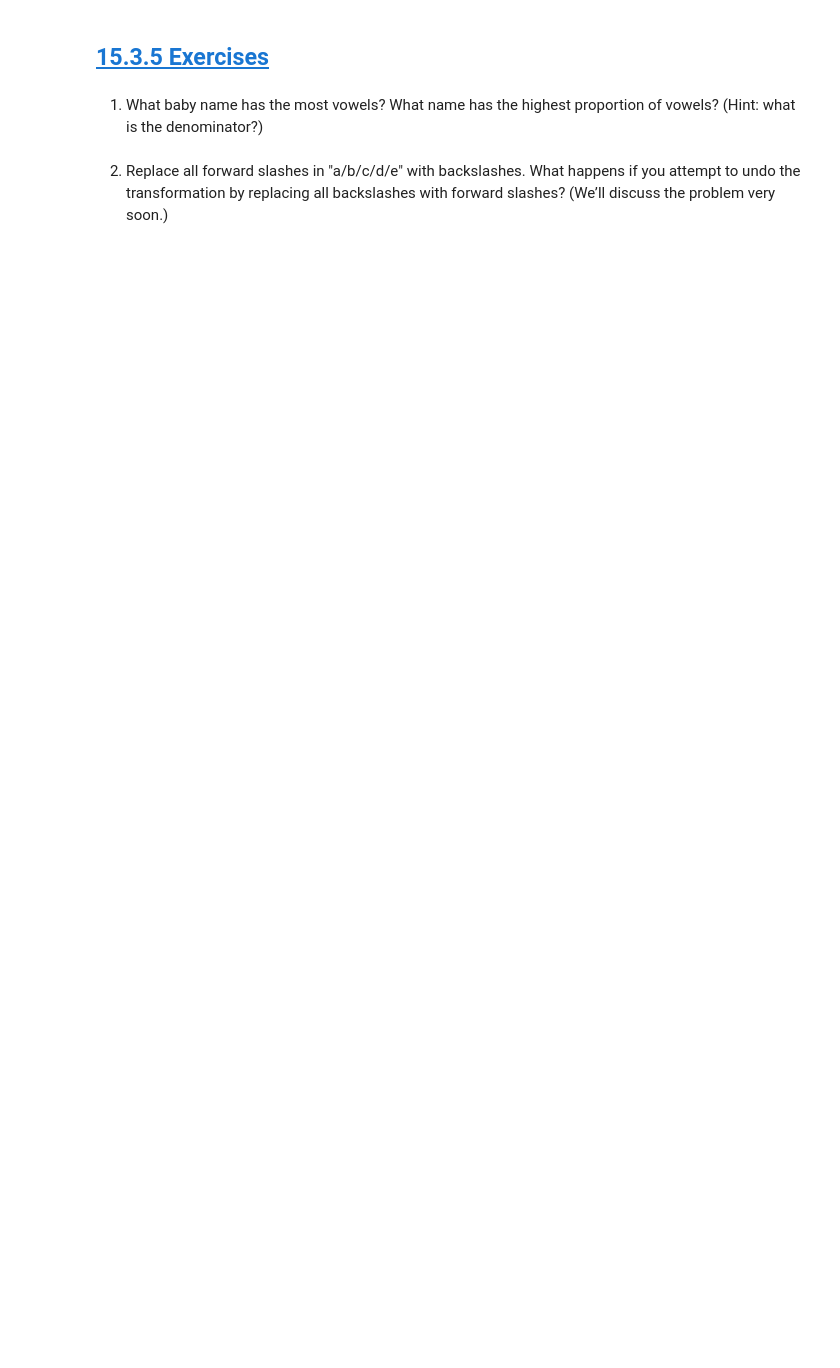
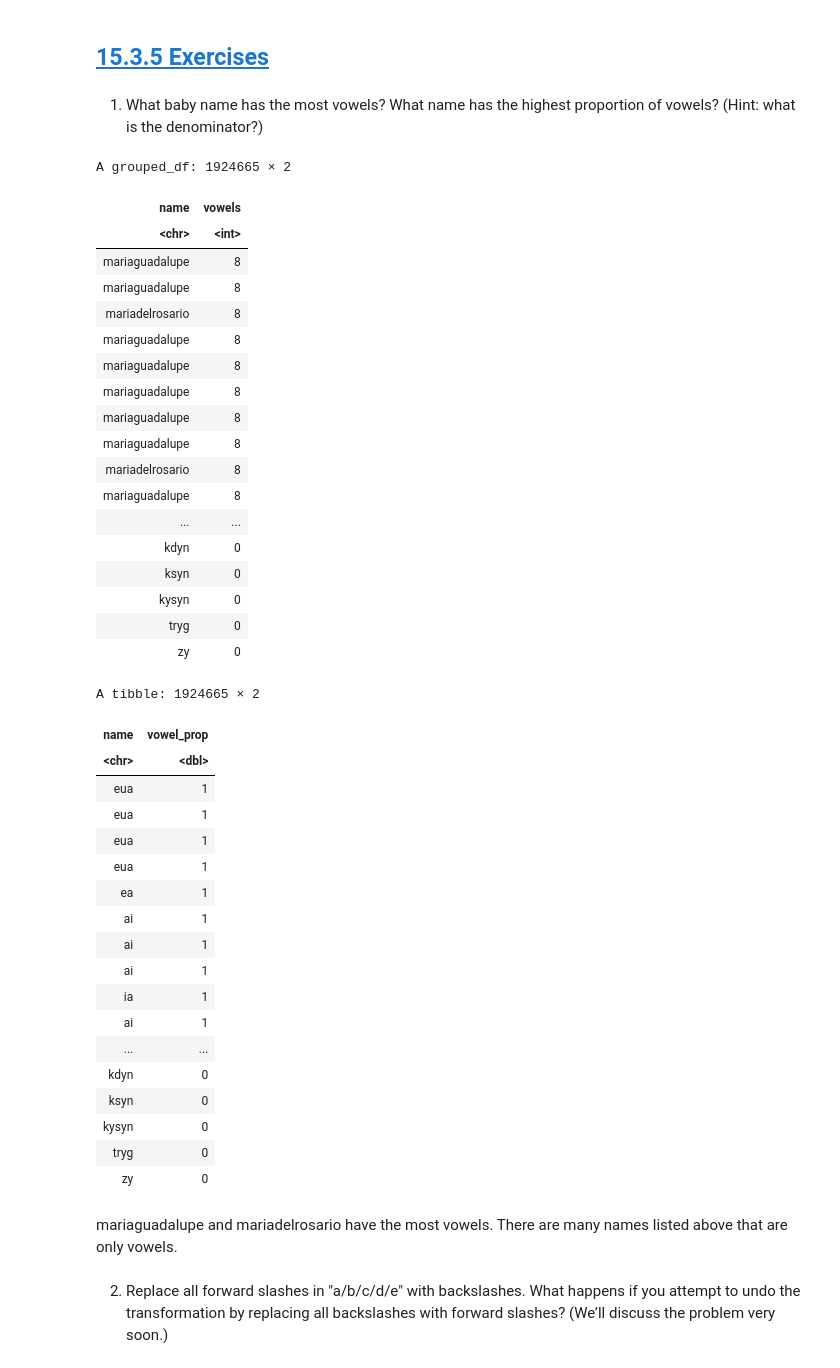
Before and after one commit to Brandy-Corwin/R-for-DS-exercises, a Jupyter notebook: Week_7_Assignments.ipynb, the cells around one changed output. Cells and saved outputs as stored; diff of their text form; code cells hidden in the pictures; blank space fills up the shorter version.

```diff
--- a/Week_7_Assignments.ipynb
+++ b/Week_7_Assignments.ipynb
@@ -44,5 +201,63 @@ str_c("\\section{", title, "}")
 ## [15.3.5 Exercises](https://r4ds.hadley.nz/regexps#exercises)
 # %% [markdown]
 1. What baby name has the most vowels? What name has the highest proportion of vowels? (Hint: what is the denominator?)
+# %%
+babynames |>
+  mutate(
+    name = str_to_lower(name),
+    vowels = str_count(name, "[aeiou]")
+  ) |>
+  select(name, vowels) |>
+  group_by(name) |>
+  arrange(desc(vowels))
+
+babynames |>
+  mutate(
+    name = str_to_lower(name),
+    vowel_prop = as.double(str_count(name, "[aeiou]") / str_length(name))
+  ) |>
+  select(name, vowel_prop) |>
+  arrange(desc(vowel_prop))
+# %% [output]
+A grouped_df: 1924665 × 2
+| name | vowels |
+| <chr> | <int> |
+| mariaguadalupe | 8 |
+| mariaguadalupe | 8 |
+| mariadelrosario | 8 |
+| mariaguadalupe | 8 |
+| mariaguadalupe | 8 |
+| mariaguadalupe | 8 |
+| mariaguadalupe | 8 |
+| mariaguadalupe | 8 |
+| mariadelrosario | 8 |
+| mariaguadalupe | 8 |
+| ... | ... |
+| kdyn | 0 |
+| ksyn | 0 |
+| kysyn | 0 |
+| tryg | 0 |
+| zy | 0 |
+A tibble: 1924665 × 2
+| name | vowel_prop |
+| <chr> | <dbl> |
+| eua | 1 |
+| eua | 1 |
+| eua | 1 |
+| eua | 1 |
+| ea | 1 |
+| ai | 1 |
+| ai | 1 |
+| ai | 1 |
+| ia | 1 |
+| ai | 1 |
+| ... | ... |
+| kdyn | 0 |
+| ksyn | 0 |
+| kysyn | 0 |
+| tryg | 0 |
+| zy | 0 |
+# %% [markdown]
+mariaguadalupe and mariadelrosario have the most vowels. There are many names listed above that are only vowels.
 # %% [markdown]
 2. Replace all forward slashes in "a/b/c/d/e" with backslashes. What happens if you attempt to undo the transformation by replacing all backslashes with forward slashes? (We’ll discuss the problem very soon.)
```
Also changed, not shown: parts of 28 cells of this notebook.
